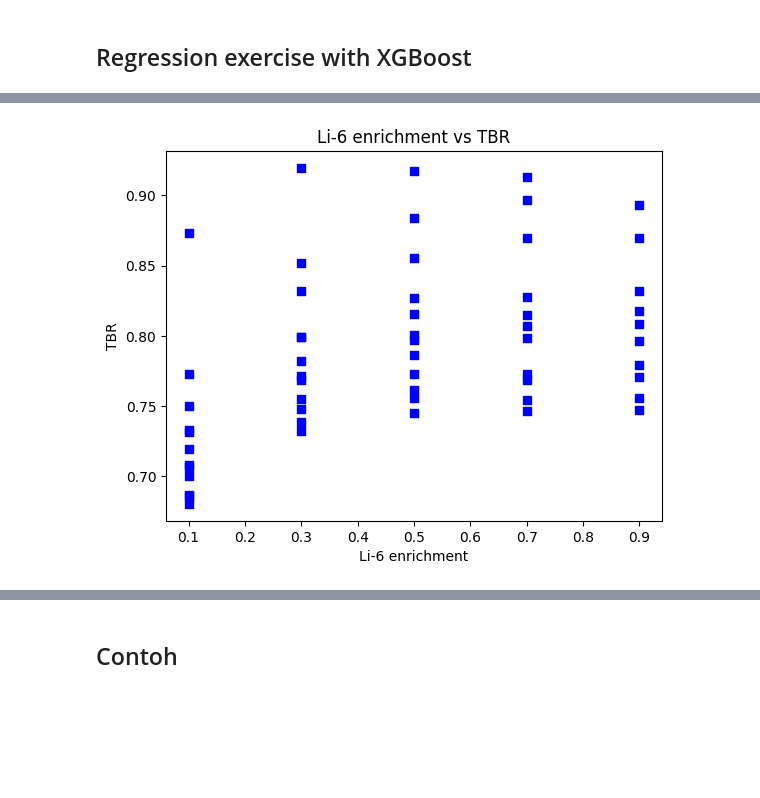
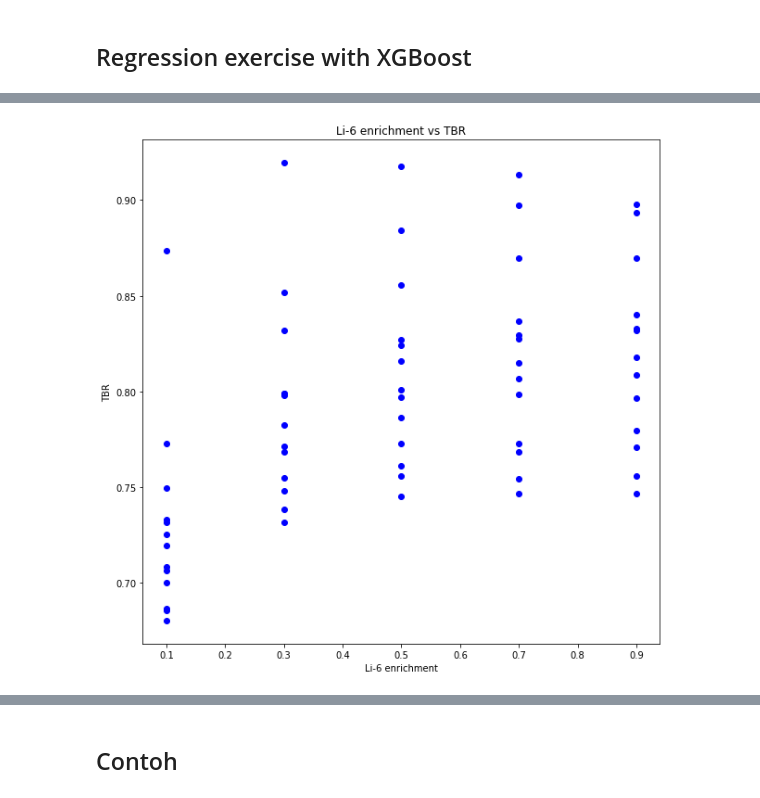
Before and after one commit to husni-zuhdi/husni-undergrad-thesis, a Jupyter notebook: jupyter-notebooks/2-data-analysis/2_Data_Analysis.ipynb, the cells around one changed output, grey strips where cells are left out. Drawn from its saved outputs; the diff is of its cells as text; code cells hidden in the pictures; blank space fills up the shorter version.

```diff
--- a/jupyter-notebooks/2-data-analysis/2_Data_Analysis.ipynb
+++ b/jupyter-notebooks/2-data-analysis/2_Data_Analysis.ipynb
@@ -68,4 +53,3 @@ Downloading : 0.9-0.3-0.9-100-1000.json
 path = "/home/husninaufalz/iter-tritium-breeding-xgboost/jupyter-notebooks/2-data-analysis/result"
 results = os.listdir(path=path)
 results.sort()
-results = results[1:]
@@ -116,10 +80,12 @@ df
 # %%
-plt.scatter(df.Li6_enrichment, df.Tbr, c = "blue", marker = "s")
+# Plot Li-6 enrichment vs TBR
+plt.figure(figsize=(10, 10))
+plt.scatter(df.Li6_enrichment, df.Tbr, c = "blue", marker = "o")
 plt.title("Li-6 enrichment vs TBR")
 plt.xlabel("Li-6 enrichment")
 plt.ylabel("TBR")
 
 plt.show()
 # %% [output]
-[figure, old version]
+[figure, new version]
 # %%
```
Also changed, not shown: parts of 22 cells of this notebook, 1 other file.
